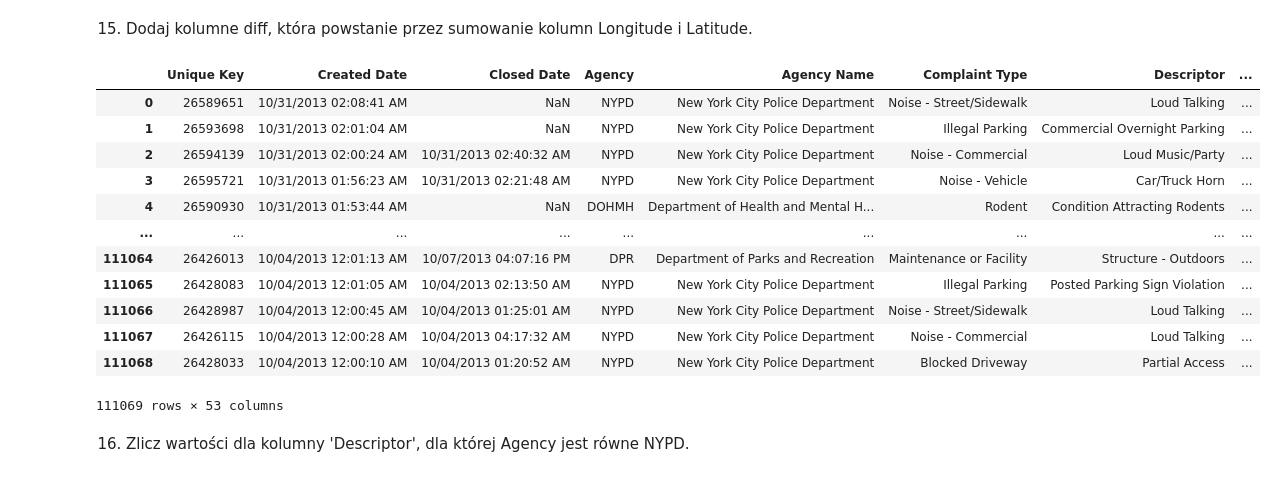
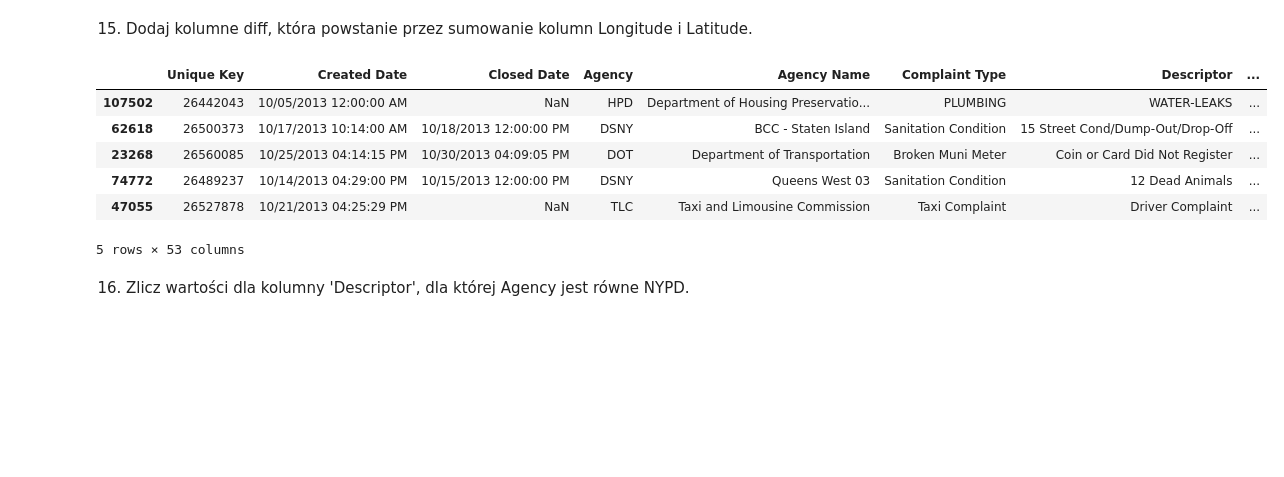
Before and after one commit to aradzikbys/UAM_python, a Jupyter notebook: pandas/zad_01.ipynb, the cells around one changed output. Saved outputs shown, nothing was run; the diff lists cells and outputs as text; code cells hidden in the pictures; blank space fills up the shorter version.

```diff
--- a/pandas/zad_01.ipynb
+++ b/pandas/zad_01.ipynb
@@ -33,5 +21,2 @@ print(data)
 # %% [markdown]
 3. Wyświetl 5 pierwszych wierszy z data.
-# %%
-data = pd.read_csv('311.csv', low_memory=False, nrows = 5)
-data
@@ -46,3 +22,0 @@ data
-# %%
-data = pd.read_csv('311.csv', low_memory=False)
-data.head()
@@ -246,22 +223,16 @@ data['Longitude'].min()
 # %% [markdown]
 15. Dodaj kolumne diff, która powstanie przez sumowanie kolumn Longitude i Latitude.
 # %%
-data['diff'] = data.Longitude - data.Latitude
-data
+data['sum'] = data.Longitude + data.Latitude
+data.sample(5)
 # %% [output]
 |  | Unique Key | Created Date | Closed Date | Agency | Agency Name | Complaint Type | Descriptor | ... |
-| 0 | 26589651 | 10/31/2013 02:08:41 AM | NaN | NYPD | New York City Police Department | Noise - Street/Sidewalk | Loud Talking | ... |
-| 1 | 26593698 | 10/31/2013 02:01:04 AM | NaN | NYPD | New York City Police Department | Illegal Parking | Commercial Overnight Parking | ... |
-| 2 | 26594139 | 10/31/2013 02:00:24 AM | 10/31/2013 02:40:32 AM | NYPD | New York City Police Department | Noise - Commercial | Loud Music/Party | ... |
-| 3 | 26595721 | 10/31/2013 01:56:23 AM | 10/31/2013 02:21:48 AM | NYPD | New York City Police Department | Noise - Vehicle | Car/Truck Horn | ... |
-| 4 | 26590930 | 10/31/2013 01:53:44 AM | NaN | DOHMH | Department of Health and Mental H... | Rodent | Condition Attracting Rodents | ... |
-| ... | ... | ... | ... | ... | ... | ... | ... | ... |
-| 111064 | 26426013 | 10/04/2013 12:01:13 AM | 10/07/2013 04:07:16 PM | DPR | Department of Parks and Recreation | Maintenance or Facility | Structure - Outdoors | ... |
-| 111065 | 26428083 | 10/04/2013 12:01:05 AM | 10/04/2013 02:13:50 AM | NYPD | New York City Police Department | Illegal Parking | Posted Parking Sign Violation | ... |
-| 111066 | 26428987 | 10/04/2013 12:00:45 AM | 10/04/2013 01:25:01 AM | NYPD | New York City Police Department | Noise - Street/Sidewalk | Loud Talking | ... |
-| 111067 | 26426115 | 10/04/2013 12:00:28 AM | 10/04/2013 04:17:32 AM | NYPD | New York City Police Department | Noise - Commercial | Loud Talking | ... |
-| 111068 | 26428033 | 10/04/2013 12:00:10 AM | 10/04/2013 01:20:52 AM | NYPD | New York City Police Department | Blocked Driveway | Partial Access | ... |
+| 107502 | 26442043 | 10/05/2013 12:00:00 AM | NaN | HPD | Department of Housing Preservatio... | PLUMBING | WATER-LEAKS | ... |
+| 62618 | 26500373 | 10/17/2013 10:14:00 AM | 10/18/2013 12:00:00 PM | DSNY | BCC - Staten Island | Sanitation Condition | 15 Street Cond/Dump-Out/Drop-Off | ... |
+| 23268 | 26560085 | 10/25/2013 04:14:15 PM | 10/30/2013 04:09:05 PM | DOT | Department of Transportation | Broken Muni Meter | Coin or Card Did Not Register | ... |
+| 74772 | 26489237 | 10/14/2013 04:29:00 PM | 10/15/2013 12:00:00 PM | DSNY | Queens West 03 | Sanitation Condition | 12 Dead Animals | ... |
+| 47055 | 26527878 | 10/21/2013 04:25:29 PM | NaN | TLC | Taxi and Limousine Commission | Taxi Complaint | Driver Complaint | ... |
-111069 rows × 53 columns
+5 rows × 53 columns
 # %% [markdown]
 16. Zlicz wartości dla kolumny 'Descriptor', dla której Agency jest
 równe NYPD.
```
Also changed, not shown: parts of 9 cells of this notebook, 1 other file.
